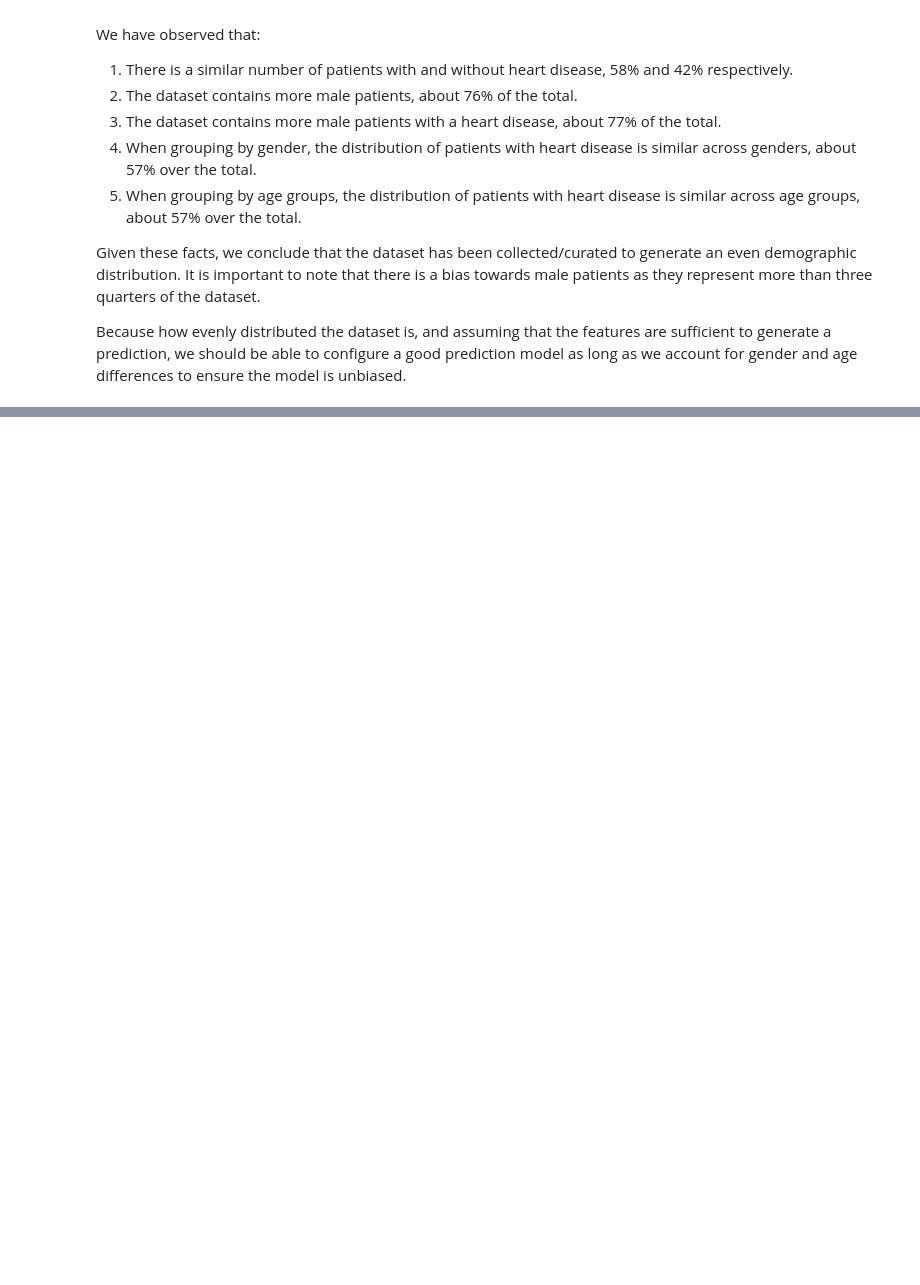
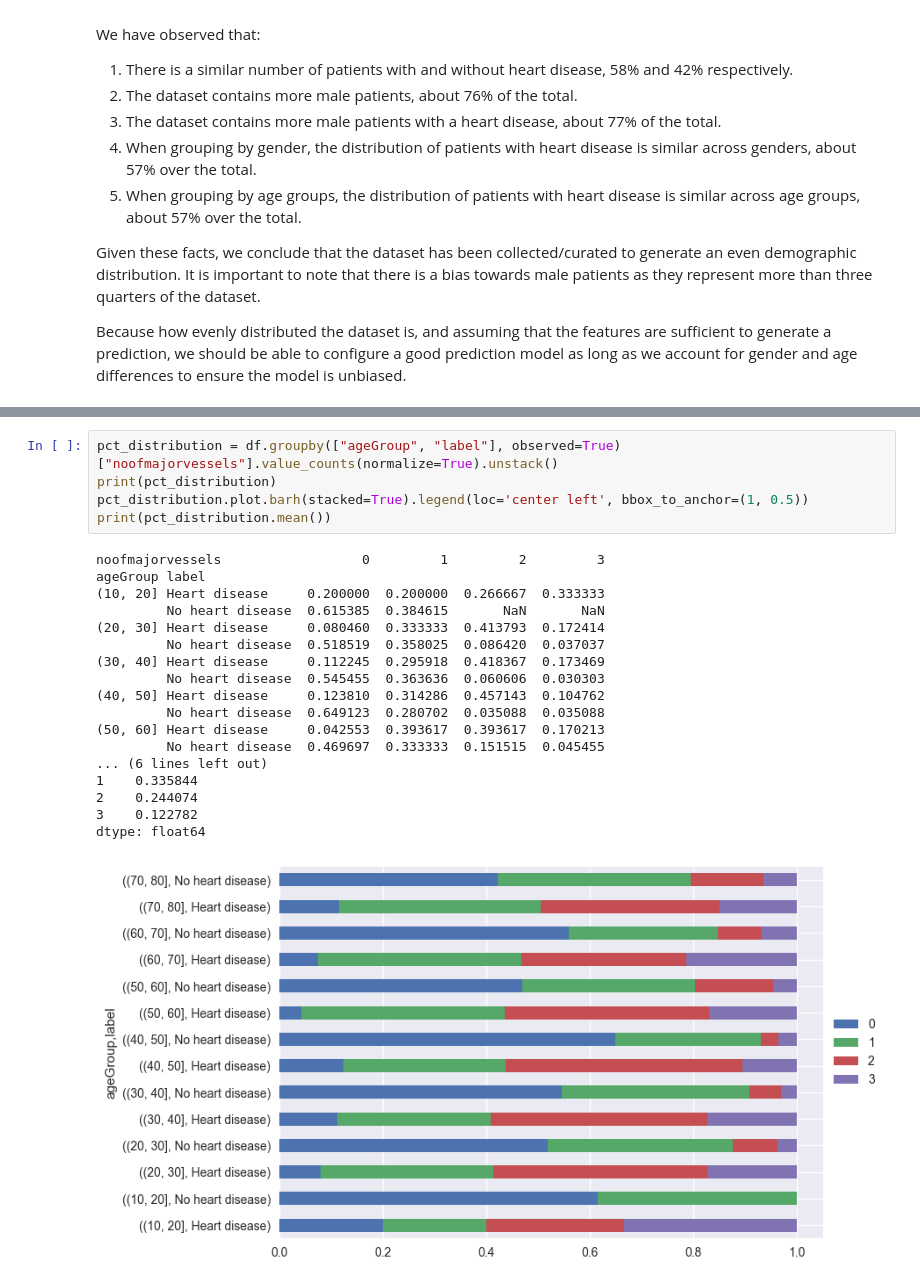
Before and after one commit to lexotero/kcl-7CCSONAR-analysis-and-reporting, a Jupyter notebook: src/notebook.ipynb, the cells around one changed output, grey strips where cells are left out. Cells and saved outputs as stored; diff of their text form; blank space fills up the shorter version.

```diff
--- a/src/notebook.ipynb
+++ b/src/notebook.ipynb
@@ -154,0 +162,24 @@ Because how evenly distributed the dataset is, and assuming that the features ar
+# %%
+pct_distribution = df.groupby(["ageGroup", "label"], observed=True)["noofmajorvessels"].value_counts(normalize=True).unstack()
+print(pct_distribution)
+pct_distribution.plot.barh(stacked=True).legend(loc='center left', bbox_to_anchor=(1, 0.5))
+print(pct_distribution.mean())
+# %% [output]
+noofmajorvessels                  0         1         2         3
+ageGroup label
+(10, 20] Heart disease     0.200000  0.200000  0.266667  0.333333
+         No heart disease  0.615385  0.384615       NaN       NaN
+(20, 30] Heart disease     0.080460  0.333333  0.413793  0.172414
+         No heart disease  0.518519  0.358025  0.086420  0.037037
+(30, 40] Heart disease     0.112245  0.295918  0.418367  0.173469
+         No heart disease  0.545455  0.363636  0.060606  0.030303
+(40, 50] Heart disease     0.123810  0.314286  0.457143  0.104762
+         No heart disease  0.649123  0.280702  0.035088  0.035088
+(50, 60] Heart disease     0.042553  0.393617  0.393617  0.170213
+         No heart disease  0.469697  0.333333  0.151515  0.045455
+... (6 lines left out)
+1    0.335844
+2    0.244074
+3    0.122782
+dtype: float64
+[figure, added]
```
Also changed, not shown: parts of 4 cells of this notebook.
